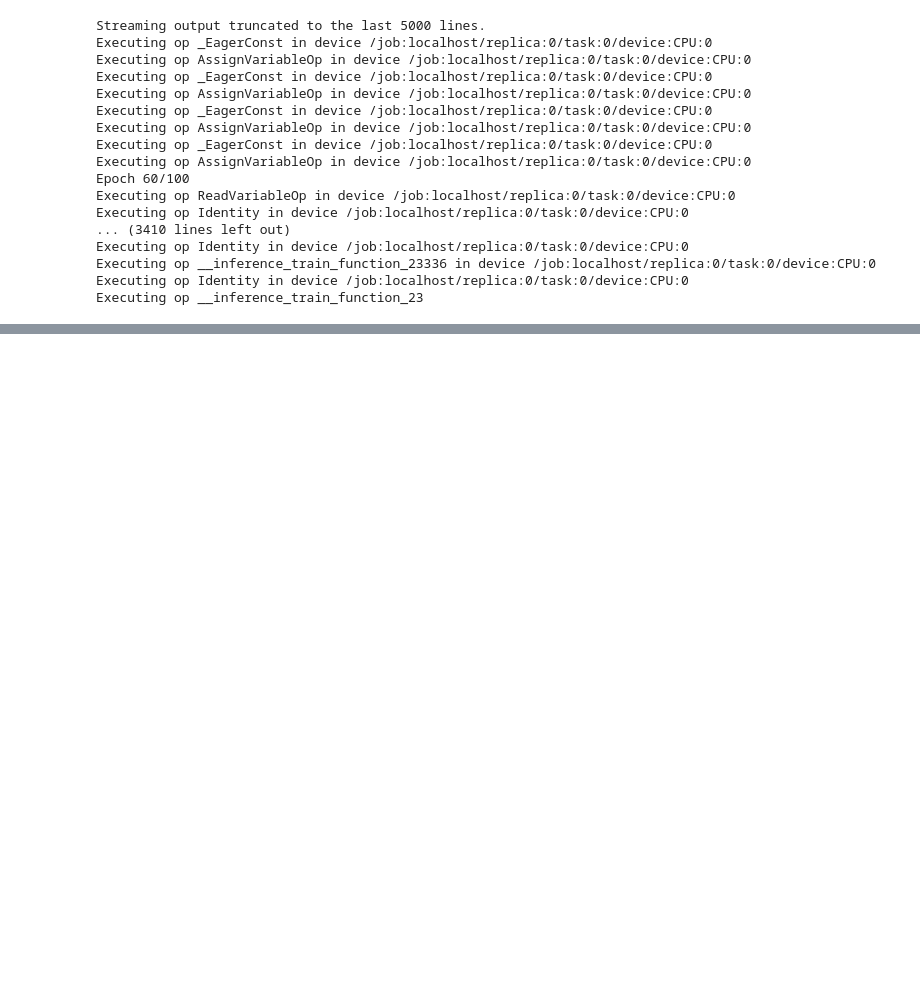
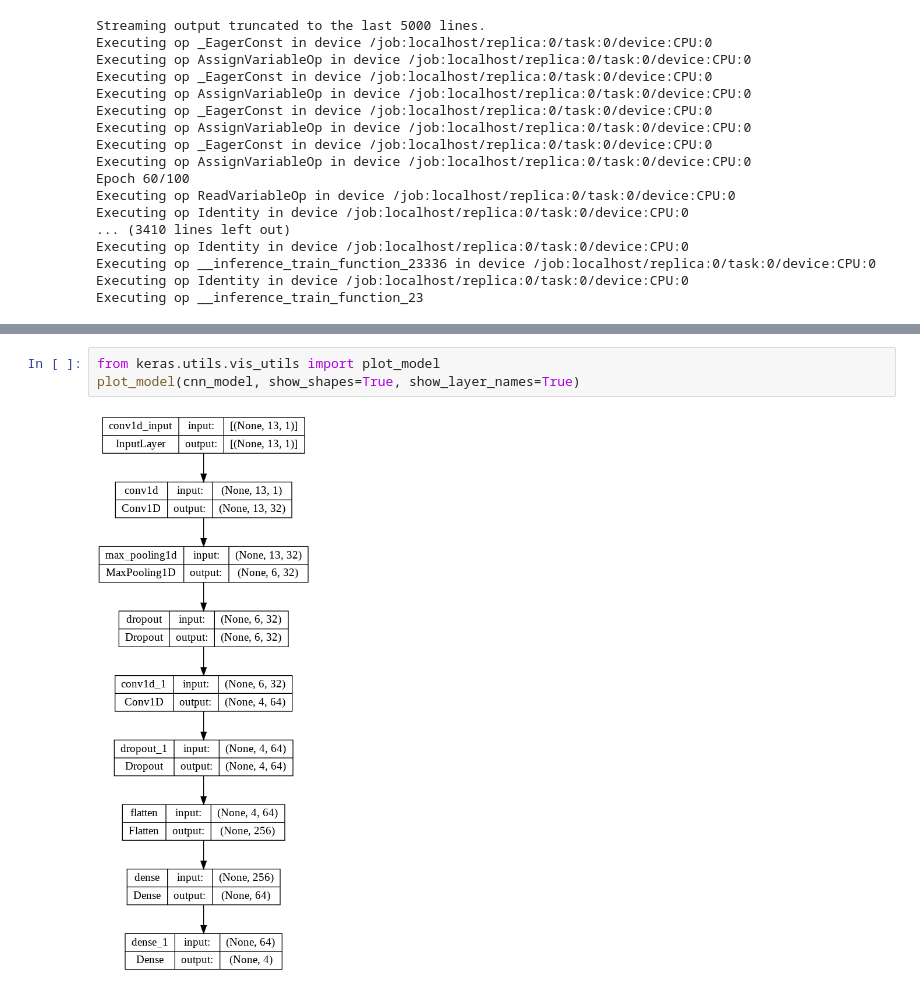
Before and after one commit to sandeepss2020/Neural_Network-DL, a Jupyter notebook: 2147130_CAC2_NNDL.ipynb, the cells around one changed output, grey strips where cells are left out. Cells and saved outputs as stored; diff of their text form; blank space fills up the shorter version.

```diff
--- a/2147130_CAC2_NNDL.ipynb
+++ b/2147130_CAC2_NNDL.ipynb
@@ -759,0 +769,5 @@ plt.show()
+# %%
+from keras.utils.vis_utils import plot_model
+plot_model(cnn_model, show_shapes=True, show_layer_names=True)
+# %% [output]
+[figure, added]
```
Also changed, not shown: parts of 11 cells of this notebook.
